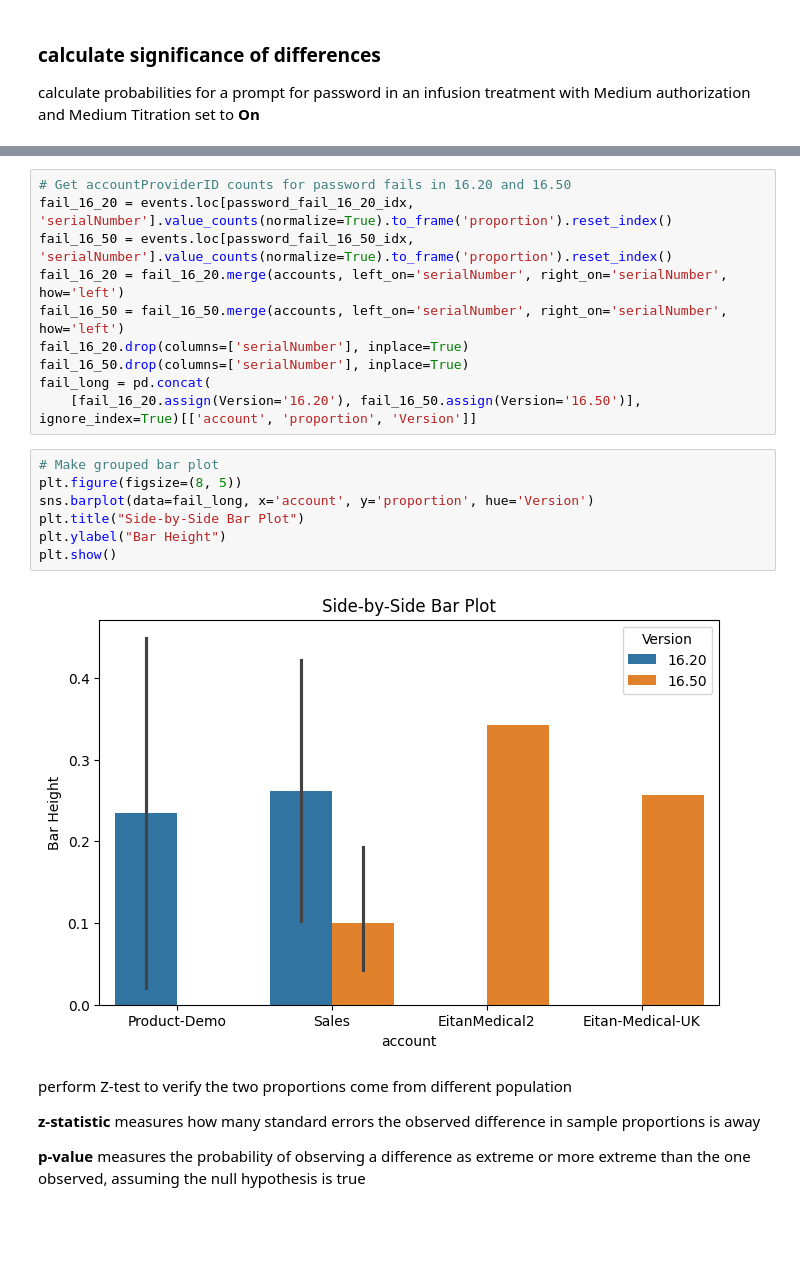
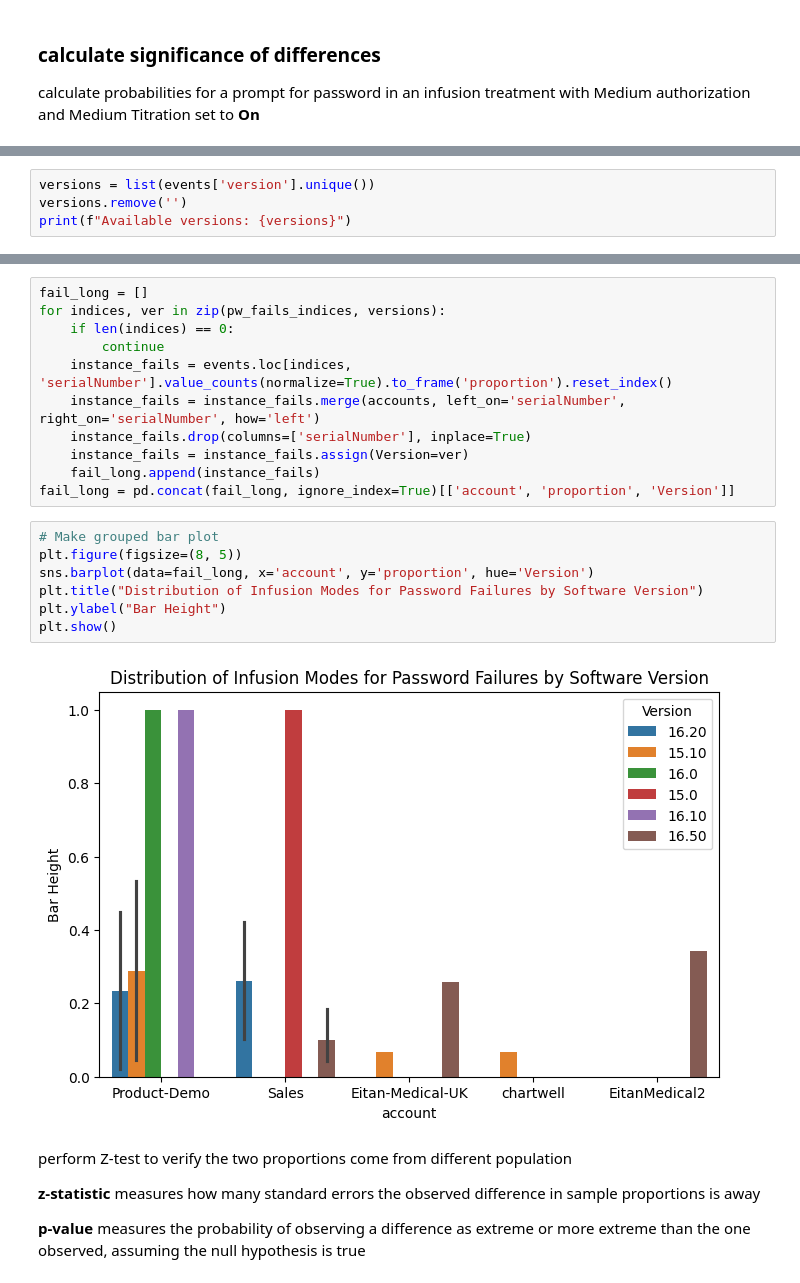
Before and after one commit to aviad-git/DataNotebooks, a Jupyter notebook: titration_of_rate_bug/titration_of_rate.ipynb, the cells around one changed output, grey strips where cells are left out. Cells and saved outputs as stored; diff of their text form; blank space fills up the shorter version.

Commit message:
titration_of_rate expanded to all versions

```diff
--- a/titration_of_rate_bug/titration_of_rate.ipynb
+++ b/titration_of_rate_bug/titration_of_rate.ipynb
@@ -421,0 +339,4 @@ plt.show()
+# %%
+versions = list(events['version'].unique())
+versions.remove('')
+print(f"Available versions: {versions}")
@@ -428,25 +438,26 @@ events.head()
 | 137 | 123 | 2000-01-01 01:03:33+00:00 | Software uploaded 11.50.0 60496 | 300413333 | 6 | ['11', '50', '0', '', '60496'] | False | Technician |  | 11.50 | ... |
 | 151 | 123 | 2000-01-01 00:57:06+00:00 | Software uploaded 11.50.0 60496 | 300419541 | 6 | ['11', '50', '0', '', '60496'] | False | Technician |  | 11.50 | ... |
 | 154 | 123 | 2000-01-01 01:07:23+00:00 | Software uploaded 11.50.0 6028 | 300433481 | 6 | ['11', '50', '0', '', '6028'] | False | Technician |  | 11.50 | ... |
-# %%
-# Get accountProviderID counts for password fails in 16.20 and 16.50
-fail_16_20 = events.loc[password_fail_16_20_idx, 'serialNumber'].value_counts(normalize=True).to_frame('proportion').reset_index()
-fail_16_50 = events.loc[password_fail_16_50_idx, 'serialNumber'].value_counts(normalize=True).to_frame('proportion').reset_index()
-fail_16_20 = fail_16_20.merge(accounts, left_on='serialNumber', right_on='serialNumber', how='left')
-fail_16_50 = fail_16_50.merge(accounts, left_on='serialNumber', right_on='serialNumber', how='left')
-fail_16_20.drop(columns=['serialNumber'], inplace=True)
-fail_16_50.drop(columns=['serialNumber'], inplace=True)
-fail_long = pd.concat(
-    [fail_16_20.assign(Version='16.20'), fail_16_50.assign(Version='16.50')], ignore_index=True)[['account', 'proportion', 'Version']]
+# %%
+fail_long = []
+for indices, ver in zip(pw_fails_indices, versions):
+    if len(indices) == 0:
+        continue
+    instance_fails = events.loc[indices, 'serialNumber'].value_counts(normalize=True).to_frame('proportion').reset_index()
+    instance_fails = instance_fails.merge(accounts, left_on='serialNumber', right_on='serialNumber', how='left')
+    instance_fails.drop(columns=['serialNumber'], inplace=True)
+    instance_fails = instance_fails.assign(Version=ver)
+    fail_long.append(instance_fails)
+fail_long = pd.concat(fail_long, ignore_index=True)[['account', 'proportion', 'Version']]
 # %%
 # Make grouped bar plot
 plt.figure(figsize=(8, 5))
 sns.barplot(data=fail_long, x='account', y='proportion', hue='Version')
-plt.title("Side-by-Side Bar Plot")
+plt.title("Distribution of Infusion Modes for Password Failures by Software Version")
 plt.ylabel("Bar Height")
 plt.show()
 # %% [output]
-[figure, old version]
+[figure, new version]
 # %% [markdown]
 perform Z-test to verify the two proportions come from different population
 
```
Also changed, not shown: parts of 9 cells of this notebook, 1 other file.
